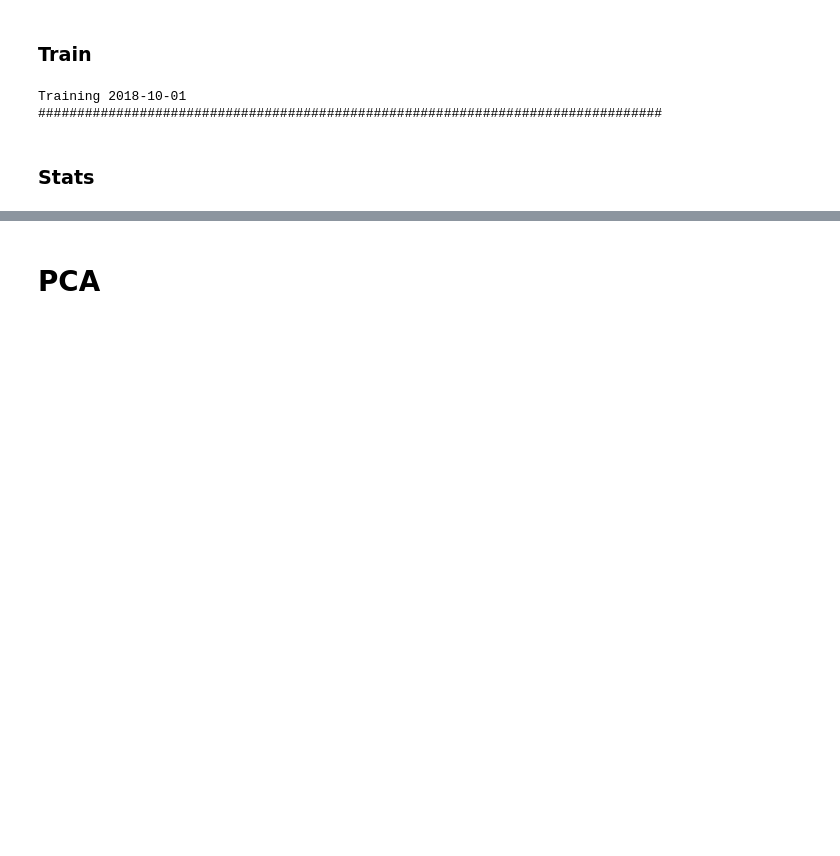
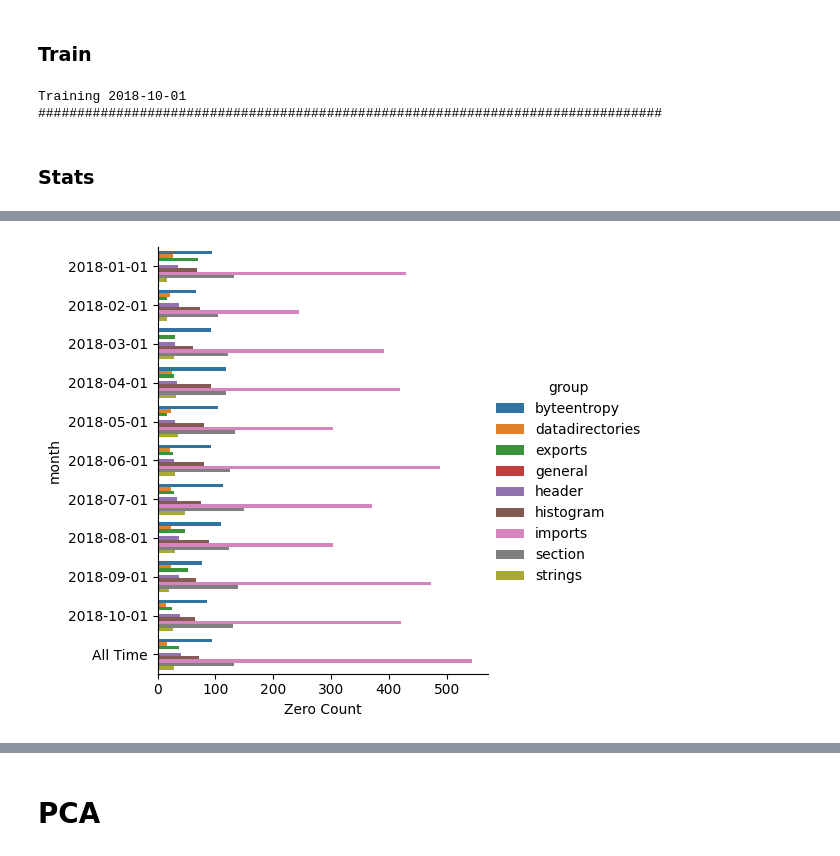
Before and after one commit to jmcrey/ember-analysis, a Jupyter notebook: Ember Project.ipynb, the cells around one changed output, grey strips where cells are left out. Drawn from its saved outputs; the diff is of its cells as text; code cells hidden in the pictures; blank space fills up the shorter version.

```diff
--- a/Ember Project.ipynb
+++ b/Ember Project.ipynb
@@ -745,0 +607,9 @@ WARNING:   in the feature calculations.
+# %%
+sns.catplot(x="Zero Count", y="month", hue="group", kind="bar",
+    data=_df.loc[_df['weights'] == 0.0].groupby(['month', 'group']).agg({'weights': 'count'}).rename(
+        columns={'weights': 'Zero Count'}
+    ).reset_index())
+plt.savefig('img/zero_count_bar.jpg', bbox_inches='tight')
+plt.show()
+# %% [output]
+[figure, added]
```
Also changed, not shown: parts of 67 cells of this notebook, 10 other files.
